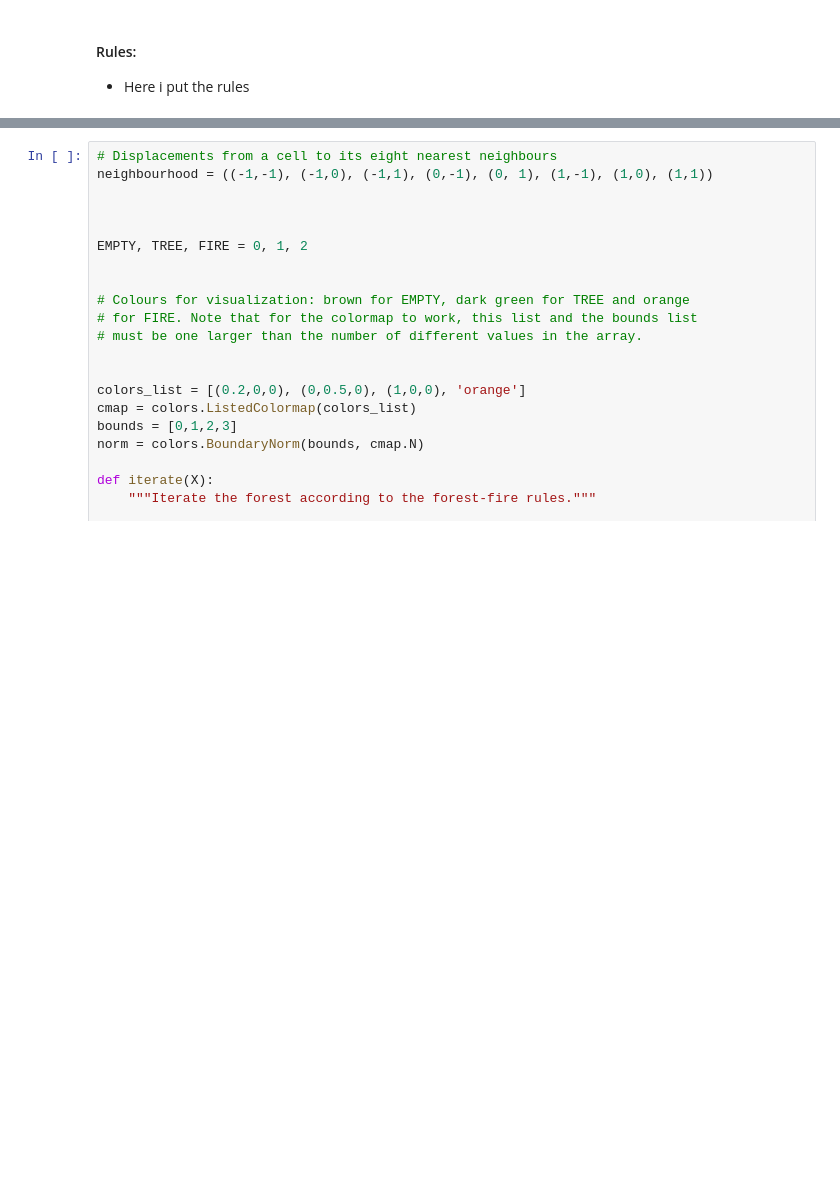
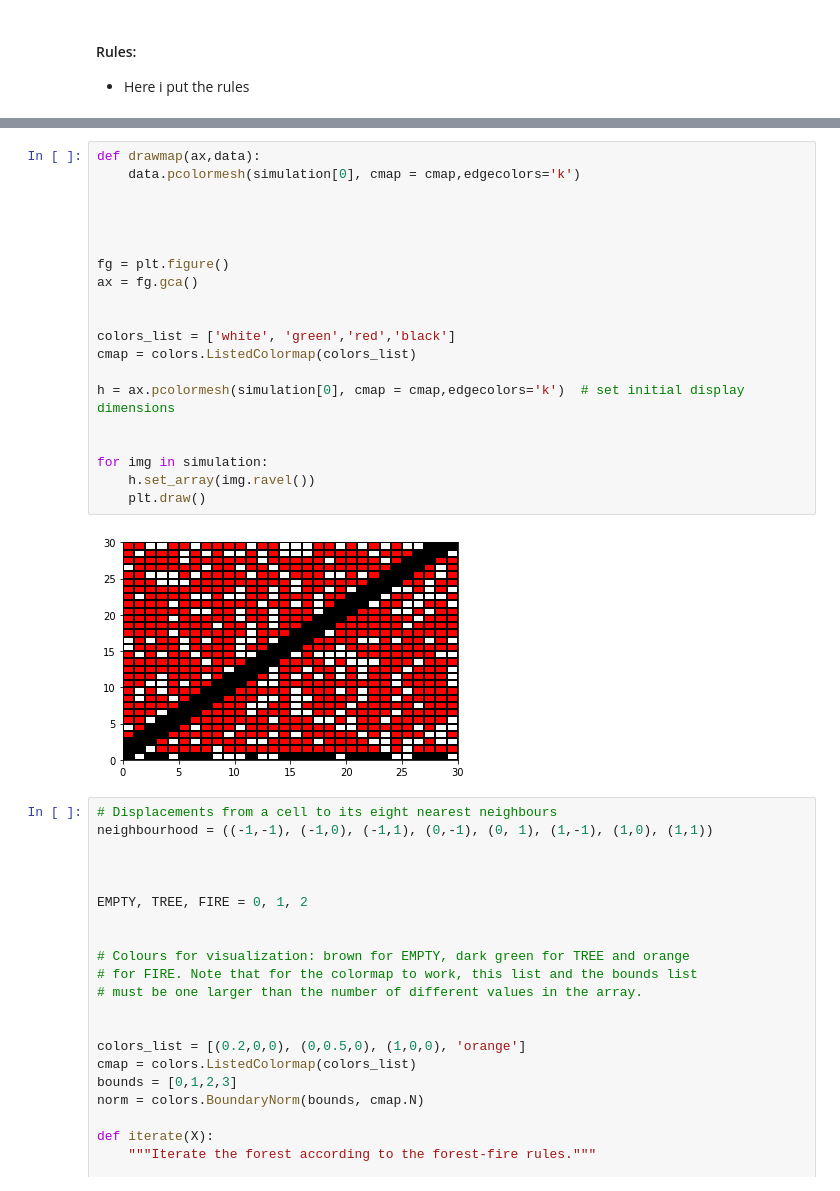
Before and after one commit to gmichelcarvalho/Percolation_Theory, a Jupyter notebook: Forestfires.ipynb, the cells around one changed output, grey strips where cells are left out. Drawn from its saved outputs; the diff is of its cells as text; blank space fills up the shorter version.

```diff
--- a/Forestfires.ipynb
+++ b/Forestfires.ipynb
@@ -149,3 +248,25 @@ def forest_fire(forest):
+# %%
+def drawmap(ax,data):
+    data.pcolormesh(simulation[0], cmap = cmap,edgecolors='k')
+
+
+
+
+fg = plt.figure()
+ax = fg.gca()
+
+
+colors_list = ['white', 'green','red','black']
+cmap = colors.ListedColormap(colors_list)
+
+h = ax.pcolormesh(simulation[0], cmap = cmap,edgecolors='k')  # set initial display dimensions
+
+
+for img in simulation:
+    h.set_array(img.ravel())
+    plt.draw()
+# %% [output]
+[figure, added]
 # %%
 # Displacements from a cell to its eight nearest neighbours
 neighbourhood = ((-1,-1), (-1,0), (-1,1), (0,-1), (0, 1), (1,-1), (1,0), (1,1))
```
Also changed, not shown: parts of 11 cells of this notebook, 1 other file.
